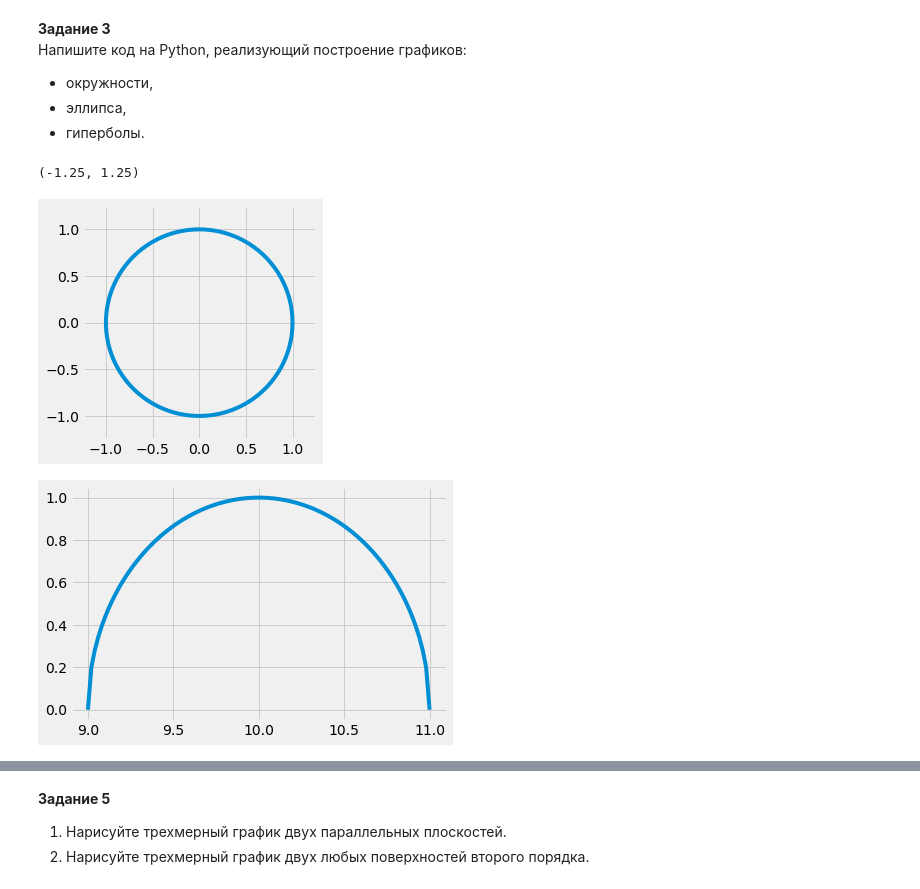
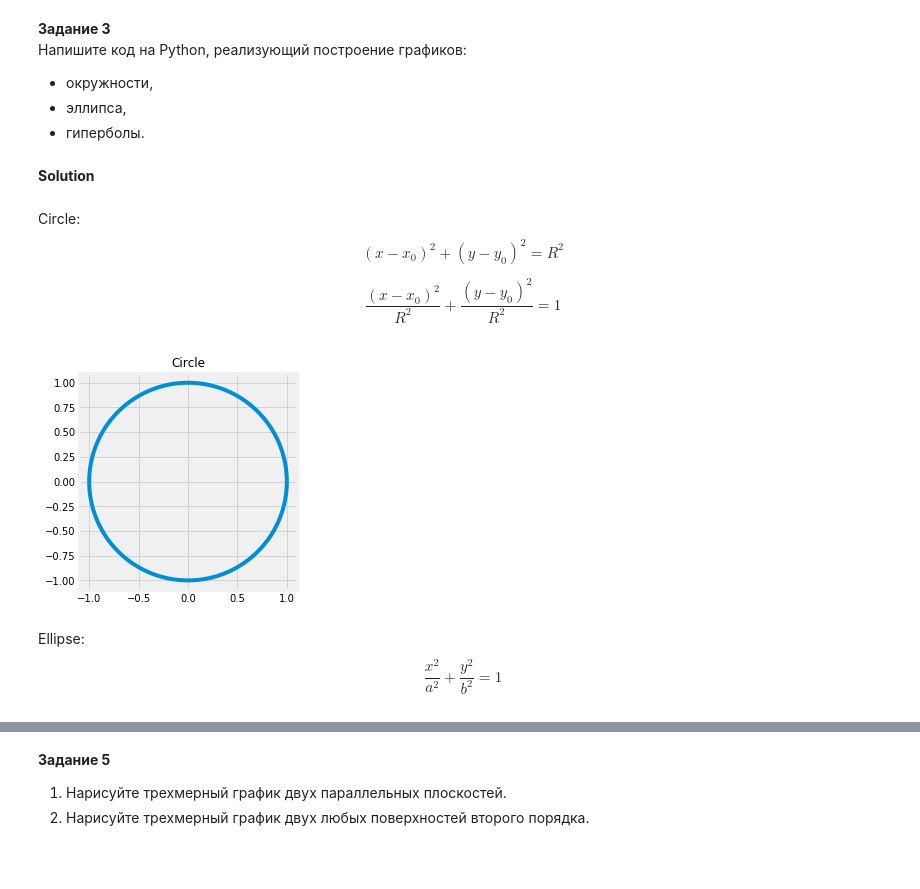
Before and after one commit to dmitrydoni/gb-higher-math, a Jupyter notebook: lesson-03.ipynb, the cells around one changed output, grey strips where cells are left out. Saved outputs shown, nothing was run; the diff lists cells and outputs as text; code cells hidden in the pictures; blank space fills up the shorter version.

```diff
--- a/lesson-03.ipynb
+++ b/lesson-03.ipynb
@@ -67,35 +69,32 @@ __Задание 3__
 * окружности,
 * эллипса,
 * гиперболы.
+# %% [markdown]
+__Solution__
+# %% [markdown]
+Circle:
+$$(x - x_0)^2 + (y - y_0)^2 = R^2$$
+
+$$ \frac{(x - x_0)^2}{R^2} + \frac{(y - y_0)^2}{R^2} = 1$$
 # %%
 # Cirle
 
-theta = np.linspace(0, 2*np.pi, 100)
+r = 1
+th = np.linspace(0, 2 * np.pi, 100)
 
-r = np.sqrt(1.0)
+x = r * np.cos(th)
+y = r * np.sin(th)
 
-x1 = r*np.cos(theta)
-x2 = r*np.sin(theta)
+fig, ax = plt.subplots(1)
 
-fix, ax = plt.subplots(1)
-
-ax.plot(x1, x2)
+ax.plot(x, y)
 ax.set_aspect(1)
 
-plt.xlim(-1.25, 1.25)
-plt.ylim(-1.25, 1.25)
+plt.grid(color='lightgray')
+plt.title('Circle', fontsize=12)
+plt.show()
 # %% [output]
-(-1.25, 1.25)
-[figure, old version]
+[figure, new version]
-# %%
-# Ellipse
-
-x0 = 10
-r = 1
-
-x = np.linspace(x0 - r, x0 + r, 100)
-y = np.sqrt(r ** 2 - (x - x0) ** 2)
-plt.plot(x, y)
-plt.show()
-# %% [output]
-[figure, removed]
+# %% [markdown]
+Ellipse:
+$$ \frac{x^2}{a^2} + \frac{y^2}{b^2} = 1$$
```
Also changed, not shown: parts of 13 cells of this notebook.
